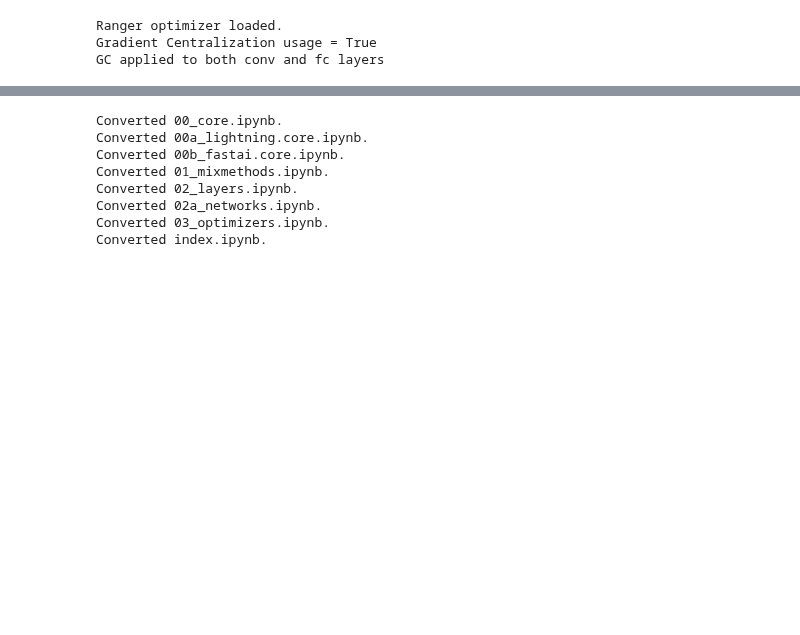
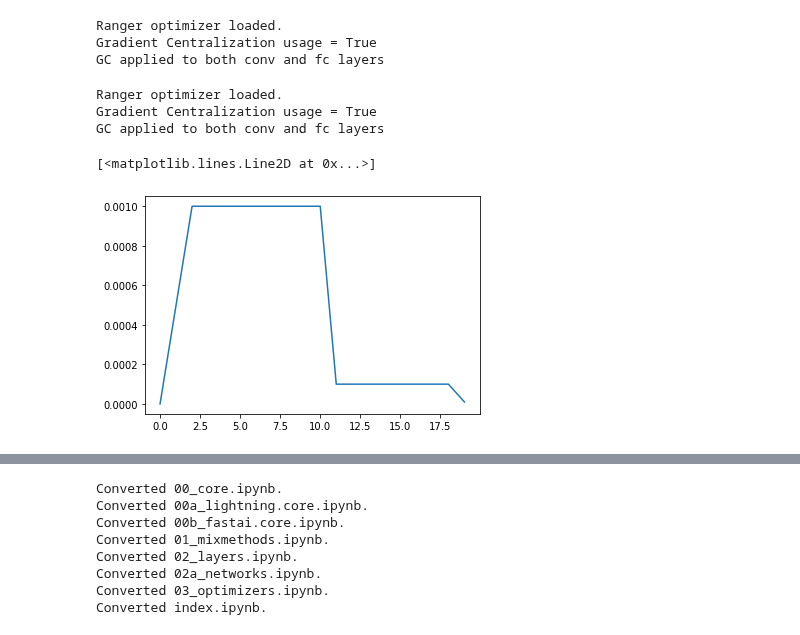
Before and after one commit to benihime91/leaf-disease-classification-kaggle, a Jupyter notebook: nbs/03_optimizers.ipynb, the cells around one changed output, grey strips where cells are left out. Saved outputs shown, nothing was run; the diff lists cells and outputs as text; code cells hidden in the pictures; blank space fills up the shorter version.

```diff
--- a/nbs/03_optimizers.ipynb
+++ b/nbs/03_optimizers.ipynb
@@ -479,0 +544,29 @@ GC applied to both conv and fc layers
+# %%
+epoch = 20
+rand_input = torch.randn((4, 255))
+rand_model = torch.nn.Linear(in_features=255, out_features=1, bias=False)
+
+rand_preds = rand_model(rand_input)
+rand_output= torch.ones_like(rand_preds)
+loss = torch.nn.functional.binary_cross_entropy_with_logits(rand_preds, rand_output)
+loss.backward()
+
+opt = Ranger(params(rand_model))
+after_sch = torch.optim.lr_scheduler.MultiStepLR(opt, milestones=[8,16], gamma=0.1)
+sch = GradualWarmupScheduler(opt, multiplier=1, total_epoch=2, after_scheduler=after_sch)
+
+lr = []
+
+for e in range(epoch):
+    for idx in range(10):
+        opt.step()
+    lr.append(sch.get_lr())
+    sch.step()
+
+plt.plot(lr)
+# %% [output]
+Ranger optimizer loaded.
+Gradient Centralization usage = True
+GC applied to both conv and fc layers
+[<matplotlib.lines.Line2D at 0x...>]
+[figure, added]
```
Also changed, not shown: parts of 6 cells of this notebook, 6 other files.
